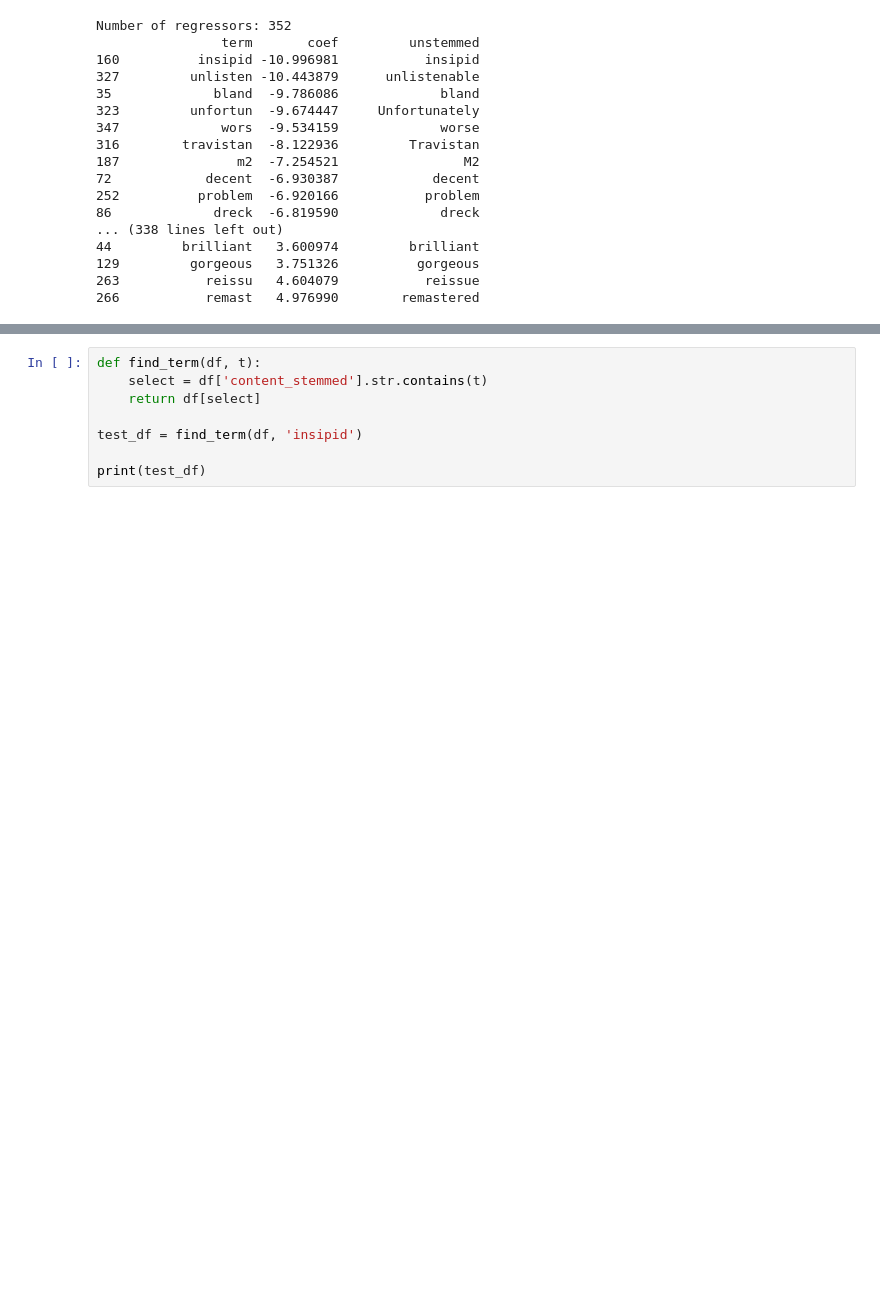
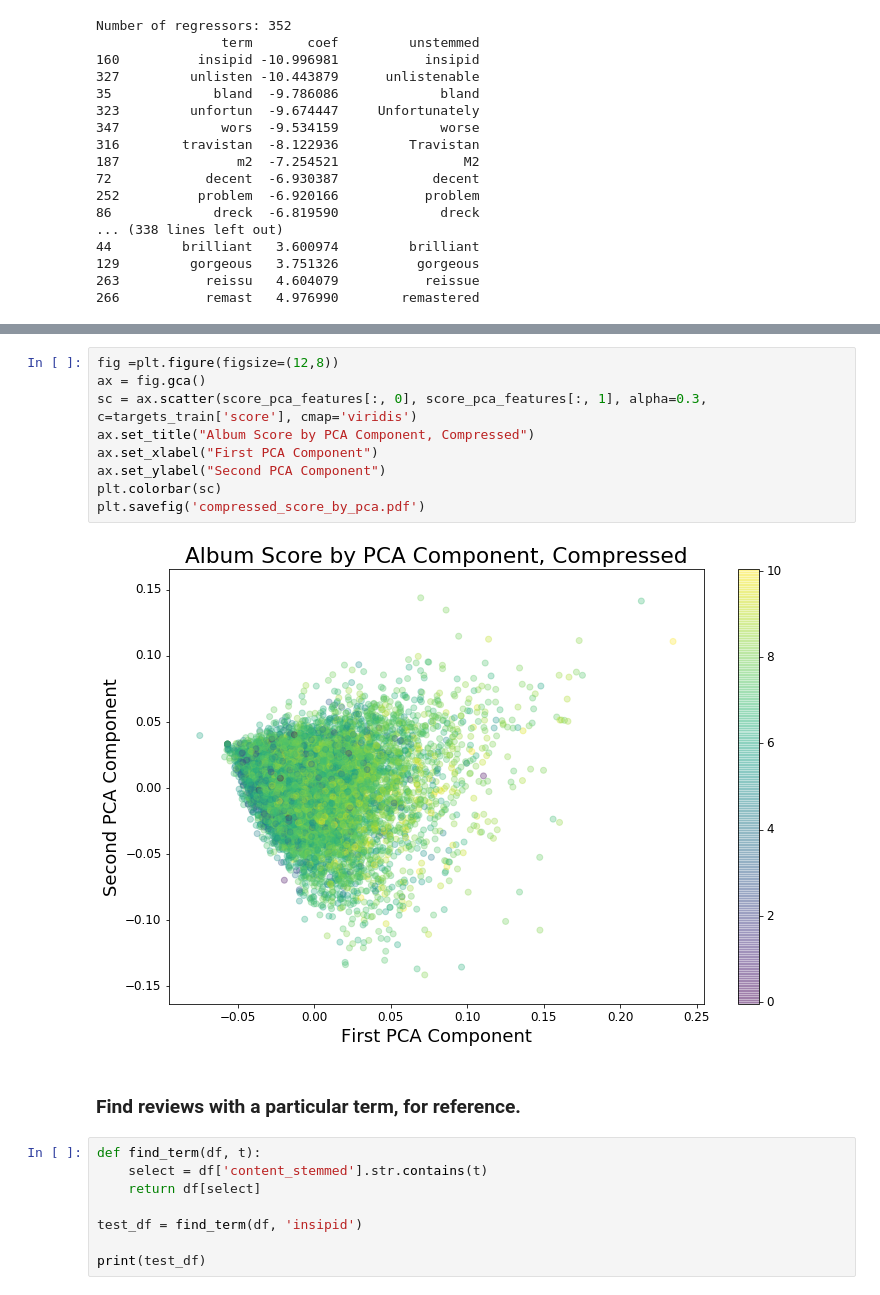
Before and after one commit to tinsmancb/pitchfork-reviews, a Jupyter notebook: Pitchfork Review Data Analysis.ipynb, the cells around one changed output, grey strips where cells are left out. Cells and saved outputs as stored; diff of their text form; blank space fills up the shorter version.

```diff
--- a/Pitchfork Review Data Analysis.ipynb
+++ b/Pitchfork Review Data Analysis.ipynb
@@ -287,3 +328,16 @@ Number of regressors: 352
+# %%
+fig =plt.figure(figsize=(12,8))
+ax = fig.gca()
+sc = ax.scatter(score_pca_features[:, 0], score_pca_features[:, 1], alpha=0.3, c=targets_train['score'], cmap='viridis')
+ax.set_title("Album Score by PCA Component, Compressed")
+ax.set_xlabel("First PCA Component")
+ax.set_ylabel("Second PCA Component")
+plt.colorbar(sc)
+plt.savefig('compressed_score_by_pca.pdf')
+# %% [output]
+[figure, added]
+# %% [markdown]
+### Find reviews with a particular term, for reference.
 # %%
 def find_term(df, t):
     select = df['content_stemmed'].str.contains(t)
```
Also changed, not shown: parts of 22 cells of this notebook, 3 other files.
